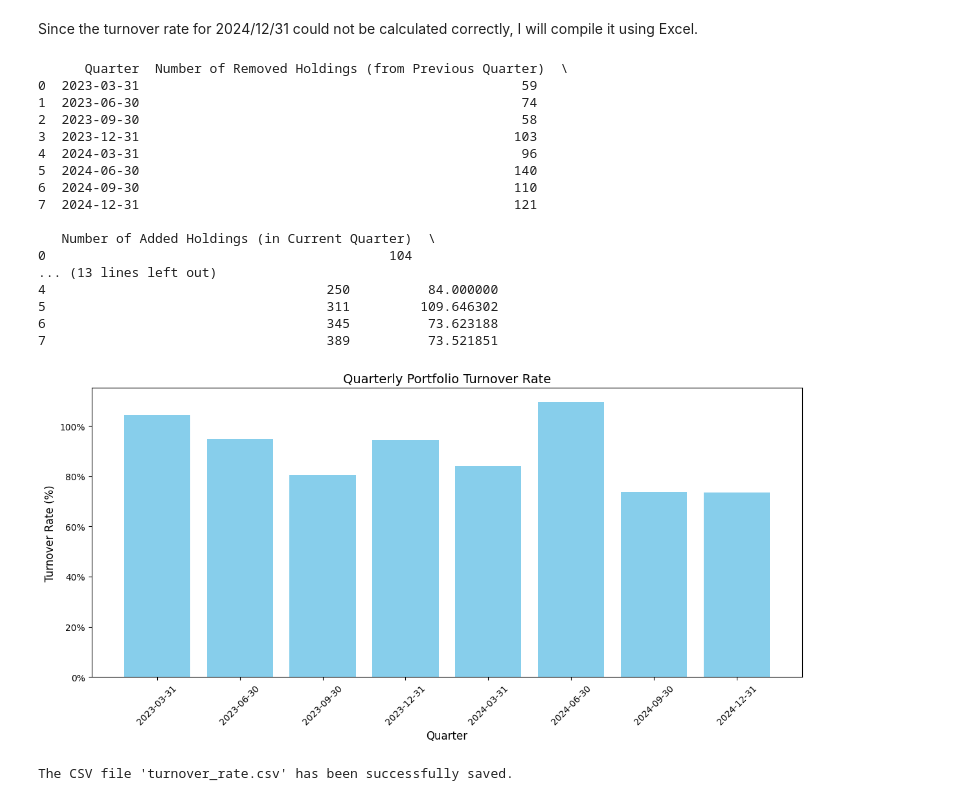
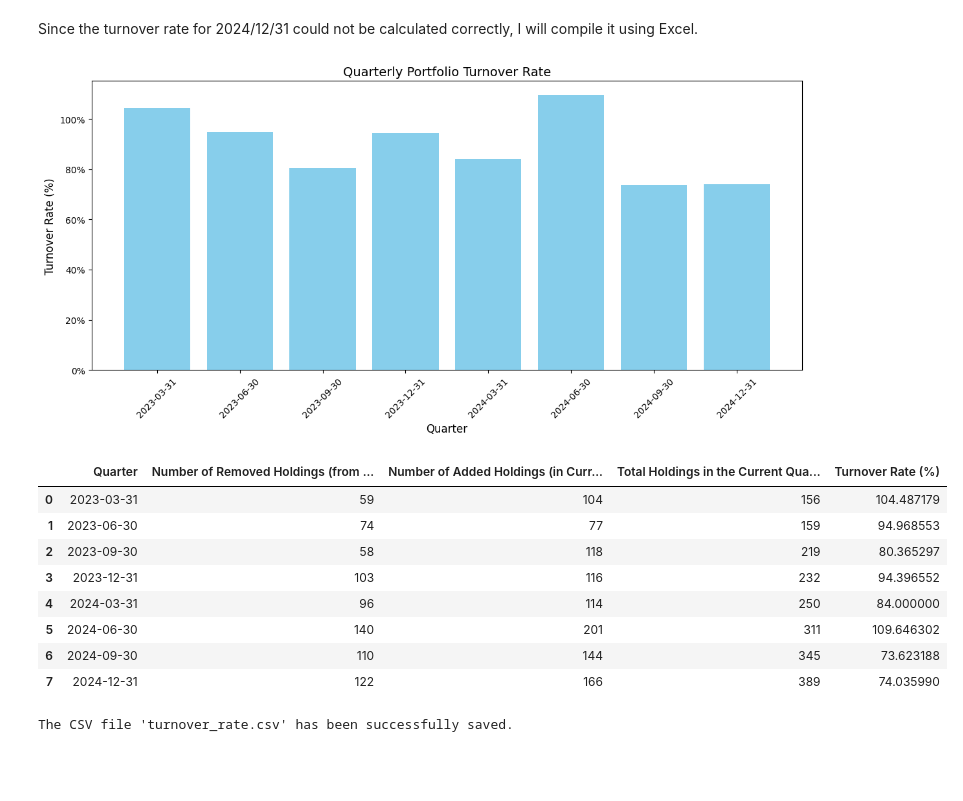
Before and after one commit to Kei-Sanada/Holdings-of-Numerai-GP-LLC, a Jupyter notebook: Analysis_Numerai_GP.ipynb, the cells around one changed output. Cells and saved outputs as stored; diff of their text form; code cells hidden in the pictures; blank space fills up the shorter version.

```diff
--- a/Analysis_Numerai_GP.ipynb
+++ b/Analysis_Numerai_GP.ipynb
@@ -288,8 +288,11 @@ for i in range(len(quarters) - 1):
     next_quarter = quarters[i + 1]
 
     # Get holdings for the current and next quarters
-    current_holdings = set(numerai_13f_history[numerai_13f_history[current_quarter] != 0]['nameOfIssuer'])
-    next_holdings = set(numerai_13f_history[numerai_13f_history[next_quarter] != 0]['nameOfIssuer'])
+    # current_holdings = set(numerai_13f_history[numerai_13f_history[current_quarter] != 0]['nameOfIssuer'])
+    # next_holdings = set(numerai_13f_history[numerai_13f_history[next_quarter] != 0]['nameOfIssuer'])
+
+    current_holdings = set(numerai_13f_history[numerai_13f_history[current_quarter] != 0]['cusip'])
+    next_holdings = set(numerai_13f_history[numerai_13f_history[next_quarter] != 0]['cusip'])
 
     # Calculate the number of removed and added holdings
     removed_holdings = current_holdings - next_holdings
@@ -314,9 +317,6 @@ quarterly_changes_df = pd.DataFrame(quarterly_changes)
 # Convert Quarter to "YYYY-MM-DD" format
 quarterly_changes_df['Quarter'] = pd.to_datetime(quarterly_changes_df['Quarter']).dt.strftime('%Y-%m-%d')
 
-# Display the DataFrame
-print(quarterly_changes_df)
-
 # Plot the turnover rates
 plt.figure(figsize=(12, 6))
 plt.bar(quarterly_changes_df['Quarter'], quarterly_changes_df['Turnover Rate (%)'], color='skyblue', width=0.8)
@@ -331,24 +331,19 @@ plt.gca().yaxis.set_major_formatter(plt.FuncFormatter(lambda y, _: f'{y:.0f}%'))
 plt.tight_layout()
 plt.show()
 # %% [output]
-      Quarter  Number of Removed Holdings (from Previous Quarter)  \
-0  2023-03-31                                                 59
-1  2023-06-30                                                 74
-2  2023-09-30                                                 58
-3  2023-12-31                                                103
-4  2024-03-31                                                 96
-5  2024-06-30                                                140
-6  2024-09-30                                                110
-7  2024-12-31                                                121
-
-   Number of Added Holdings (in Current Quarter)  \
-0                                            104
-... (13 lines left out)
-4                                    250          84.000000
-5                                    311         109.646302
-6                                    345          73.623188
-7                                    389          73.521851
 [figure]
+# %%
+quarterly_changes_df
+# %% [output]
+|  | Quarter | Number of Removed Holdings (from ... | Number of Added Holdings (in Curr... | Total Holdings in the Current Qua... | Turnover Rate (%) |
+| 0 | 2023-03-31 | 59 | 104 | 156 | 104.487179 |
+| 1 | 2023-06-30 | 74 | 77 | 159 | 94.968553 |
+| 2 | 2023-09-30 | 58 | 118 | 219 | 80.365297 |
+| 3 | 2023-12-31 | 103 | 116 | 232 | 94.396552 |
+| 4 | 2024-03-31 | 96 | 114 | 250 | 84.000000 |
+| 5 | 2024-06-30 | 140 | 201 | 311 | 109.646302 |
+| 6 | 2024-09-30 | 110 | 144 | 345 | 73.623188 |
+| 7 | 2024-12-31 | 122 | 166 | 389 | 74.035990 |
 # %%
 # Save the results to a CSV file
 quarterly_changes_df.to_csv("turnover_rate.csv", index=False)
```
Also changed, not shown: parts of 5 cells of this notebook.
